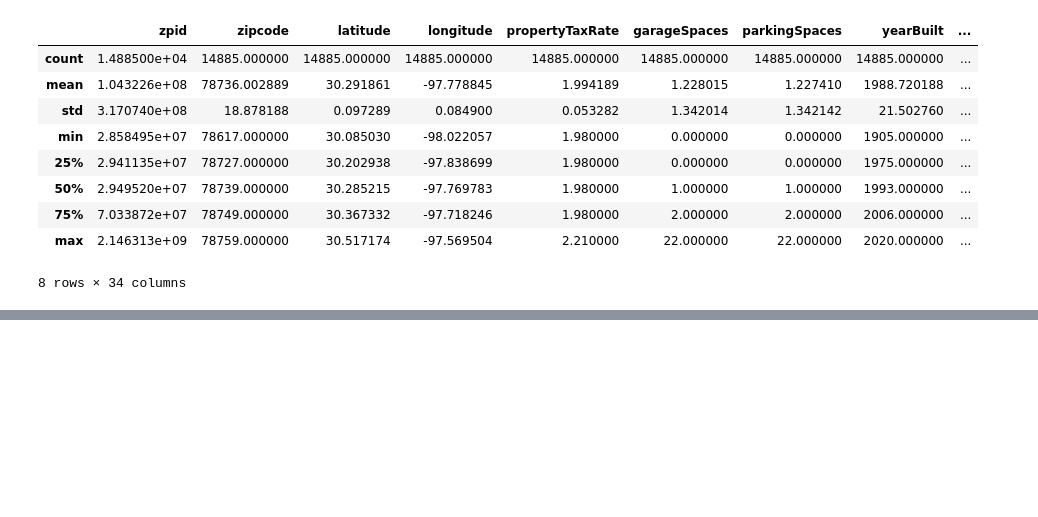
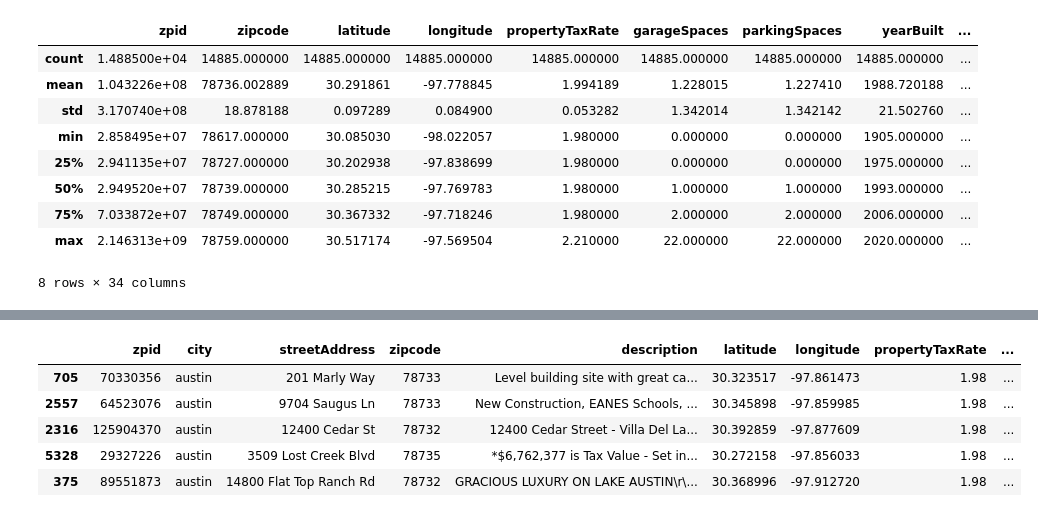
Before and after one commit to dianahandler/Final_Module20_Group3, a Jupyter notebook: Housing_Price_Data.ipynb, the cells around one changed output, grey strips where cells are left out. Saved outputs shown, nothing was run; the diff lists cells and outputs as text; code cells hidden in the pictures; blank space fills up the shorter version.

```diff
--- a/Housing_Price_Data.ipynb
+++ b/Housing_Price_Data.ipynb
@@ -152,0 +186,10 @@ df.describe()
+# %%
+# Checking livingAreaSqFt outliers
+df.sort_values('livingAreaSqFt', ascending=False).head(5)
+# %% [output]
+|  | zpid | city | streetAddress | zipcode | description | latitude | longitude | propertyTaxRate | ... |
+| 705 | 70330356 | austin | 201 Marly Way | 78733 | Level building site with great ca... | 30.323517 | -97.861473 | 1.98 | ... |
+| 2557 | 64523076 | austin | 9704 Saugus Ln | 78733 | New Construction, EANES Schools, ... | 30.345898 | -97.859985 | 1.98 | ... |
+| 2316 | 125904370 | austin | 12400 Cedar St | 78732 | 12400 Cedar Street - Villa Del La... | 30.392859 | -97.877609 | 1.98 | ... |
+| 5328 | 29327226 | austin | 3509 Lost Creek Blvd | 78735 | *$6,762,377 is Tax Value - Set in... | 30.272158 | -97.856033 | 1.98 | ... |
+| 375 | 89551873 | austin | 14800 Flat Top Ranch Rd | 78732 | GRACIOUS LUXURY ON LAKE AUSTIN\r\... | 30.368996 | -97.912720 | 1.98 | ... |
```
Also changed, not shown: parts of 15 cells of this notebook.
